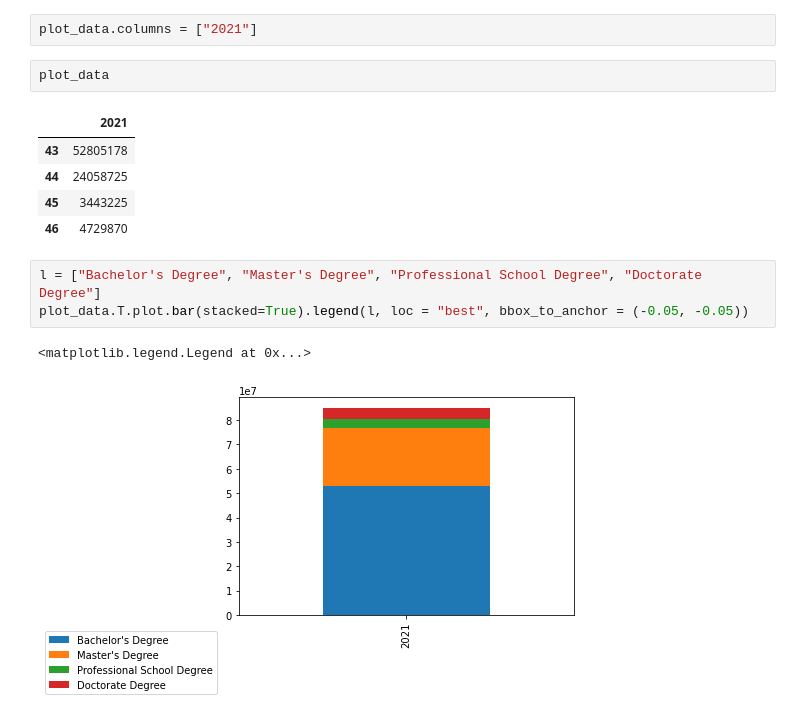
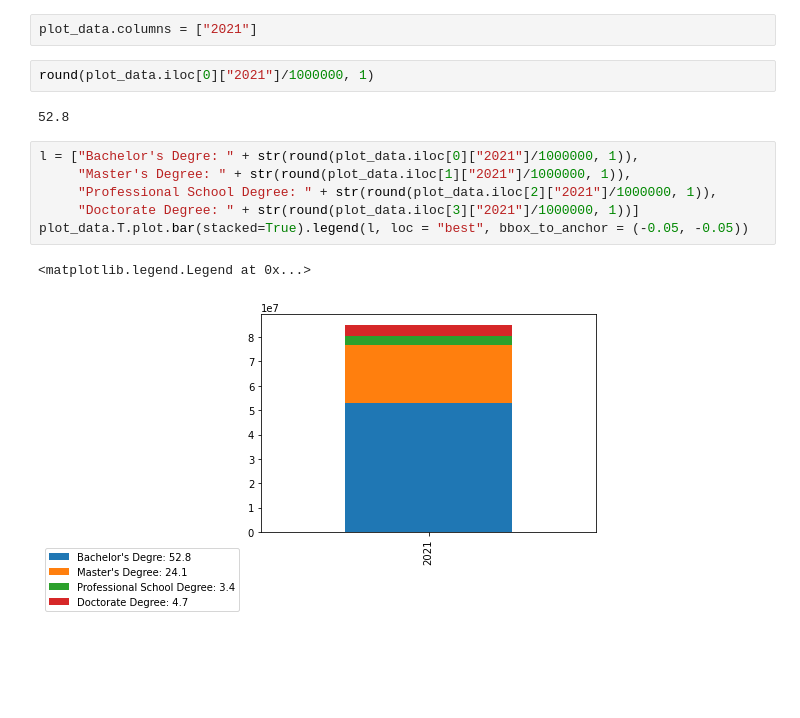
Before and after one commit to unmrds/cc-census-api, a Jupyter notebook: Census-API-Tutorial-Scratch.ipynb, the cells around one changed output. Drawn from its saved outputs; the diff is of its cells as text; blank space fills up the shorter version.

```diff
--- a/Census-API-Tutorial-Scratch.ipynb
+++ b/Census-API-Tutorial-Scratch.ipynb
@@ -693,17 +699,16 @@ plot_data
 | 46 | 4729870 |
 # %%
 plot_data.columns = ["2021"]
-# %%
-plot_data
-# %% [output]
-|  | 2021 |
-| 43 | 52805178 |
-| 44 | 24058725 |
-| 45 | 3443225 |
-| 46 | 4729870 |
+# %%
+round(plot_data.iloc[0]["2021"]/1000000, 1)
+# %% [output]
+52.8
 # %%
-l = ["Bachelor's Degree", "Master's Degree", "Professional School Degree", "Doctorate Degree"]
+l = ["Bachelor's Degre: " + str(round(plot_data.iloc[0]["2021"]/1000000, 1)),
+     "Master's Degree: " + str(round(plot_data.iloc[1]["2021"]/1000000, 1)),
+     "Professional School Degree: " + str(round(plot_data.iloc[2]["2021"]/1000000, 1)),
+     "Doctorate Degree: " + str(round(plot_data.iloc[3]["2021"]/1000000, 1))]
 plot_data.T.plot.bar(stacked=True).legend(l, loc = "best", bbox_to_anchor = (-0.05, -0.05))
 # %% [output]
 <matplotlib.legend.Legend at 0x...>
-[figure, old version]
+[figure, new version]
```
Also changed, not shown: parts of 1 cell of this notebook, 1 other file.
